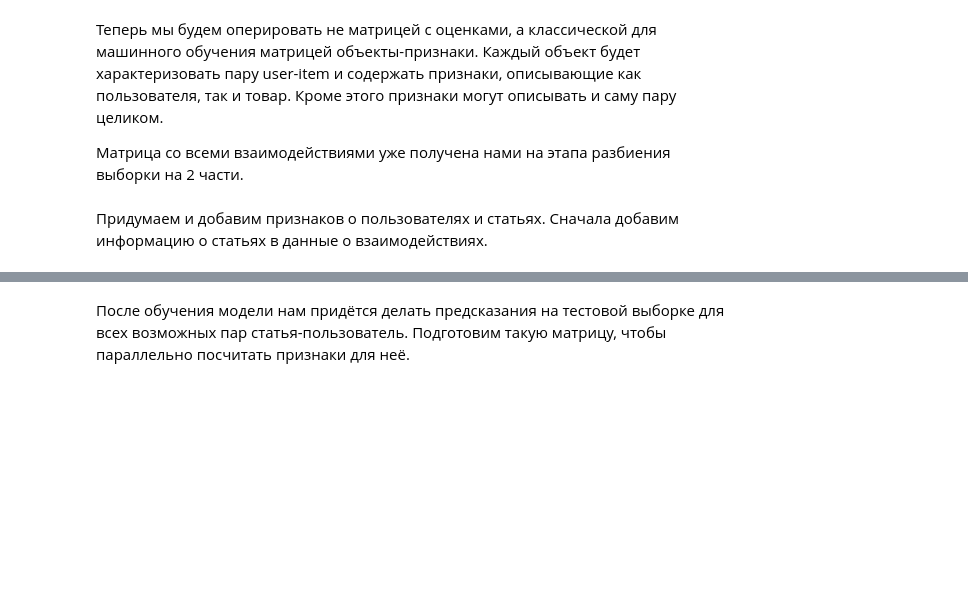
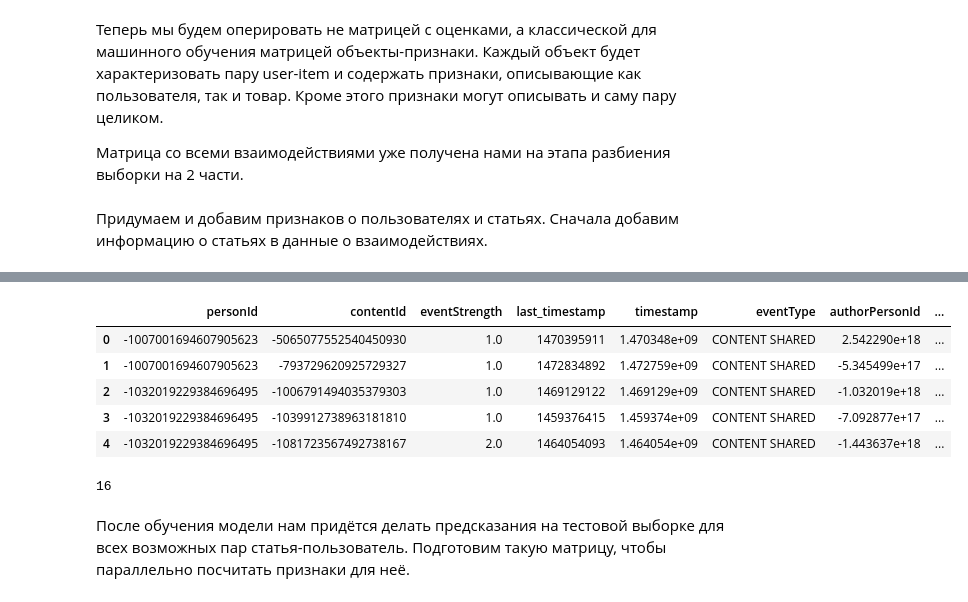
Before and after one commit to vbaryshev4/Data_Science, a Jupyter notebook: hse_ml/Advanced/RecSys/recsys-task.ipynb, the cells around one changed output, grey strips where cells are left out. Cells and saved outputs as stored; diff of their text form; code cells hidden in the pictures; blank space fills up the shorter version.

```diff
--- a/hse_ml/Advanced/RecSys/recsys-task.ipynb
+++ b/hse_ml/Advanced/RecSys/recsys-task.ipynb
@@ -570,9 +553,22 @@ fm.fit(train_features, y_train)
 # %%
 interactions_train_df = interactions_train_df.merge(articles_df, how='left', on='contentId')
 interactions_test_df = interactions_test_df.merge(articles_df, how='left', on='contentId')
+# %%
+interactions_train_df.head()
+# %% [output]
+|  | personId | contentId | eventStrength | last_timestamp | timestamp | eventType | authorPersonId | ... |
+| 0 | -1007001694607905623 | -5065077552540450930 | 1.0 | 1470395911 | 1.470348e+09 | CONTENT SHARED | 2.542290e+18 | ... |
+| 1 | -1007001694607905623 | -793729620925729327 | 1.0 | 1472834892 | 1.472759e+09 | CONTENT SHARED | -5.345499e+17 | ... |
+| 2 | -1032019229384696495 | -1006791494035379303 | 1.0 | 1469129122 | 1.469129e+09 | CONTENT SHARED | -1.032019e+18 | ... |
+| 3 | -1032019229384696495 | -1039912738963181810 | 1.0 | 1459376415 | 1.459374e+09 | CONTENT SHARED | -7.092877e+17 | ... |
+| 4 | -1032019229384696495 | -1081723567492738167 | 2.0 | 1464054093 | 1.464054e+09 | CONTENT SHARED | -1.443637e+18 | ... |
 # %%
 # first feature index
 features_start = len(interactions_train_df.columns)
+# %%
+features_start
+# %% [output]
+16
 # %% [markdown]
 После обучения модели нам придётся делать предсказания на тестовой выборке для всех возможных пар статья-пользователь. Подготовим такую матрицу, чтобы параллельно посчитать признаки для неё.
 # %%
```
Also changed, not shown: parts of 58 cells of this notebook.
